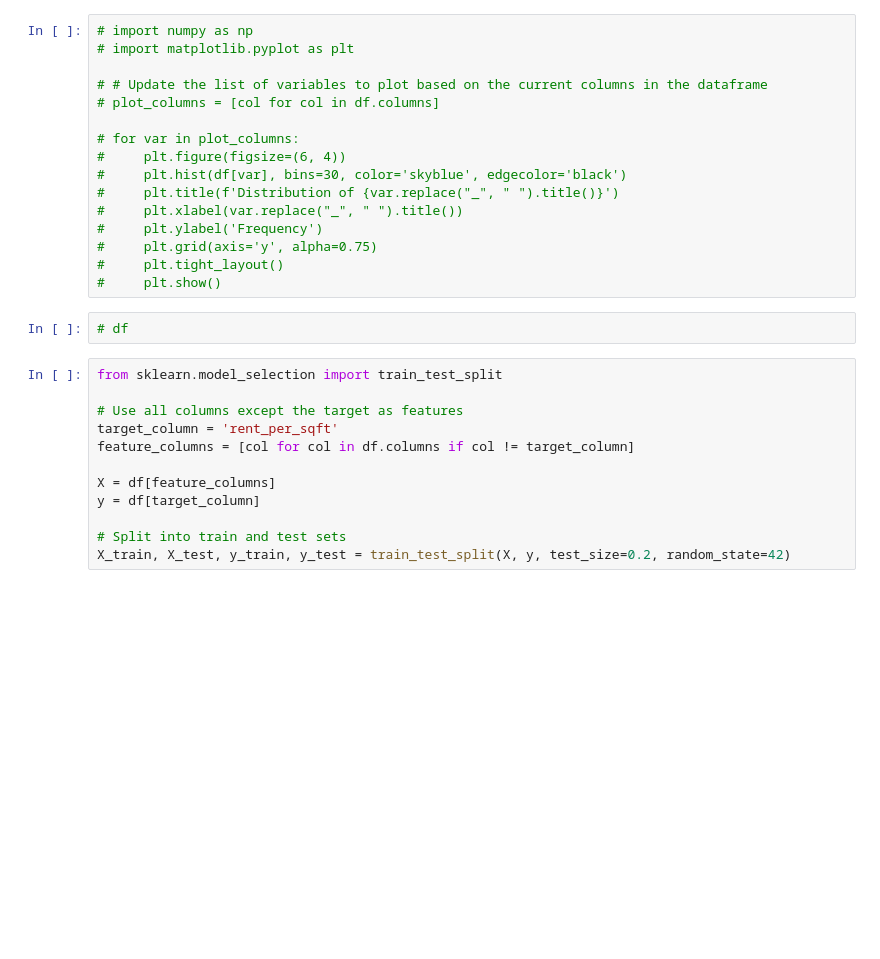
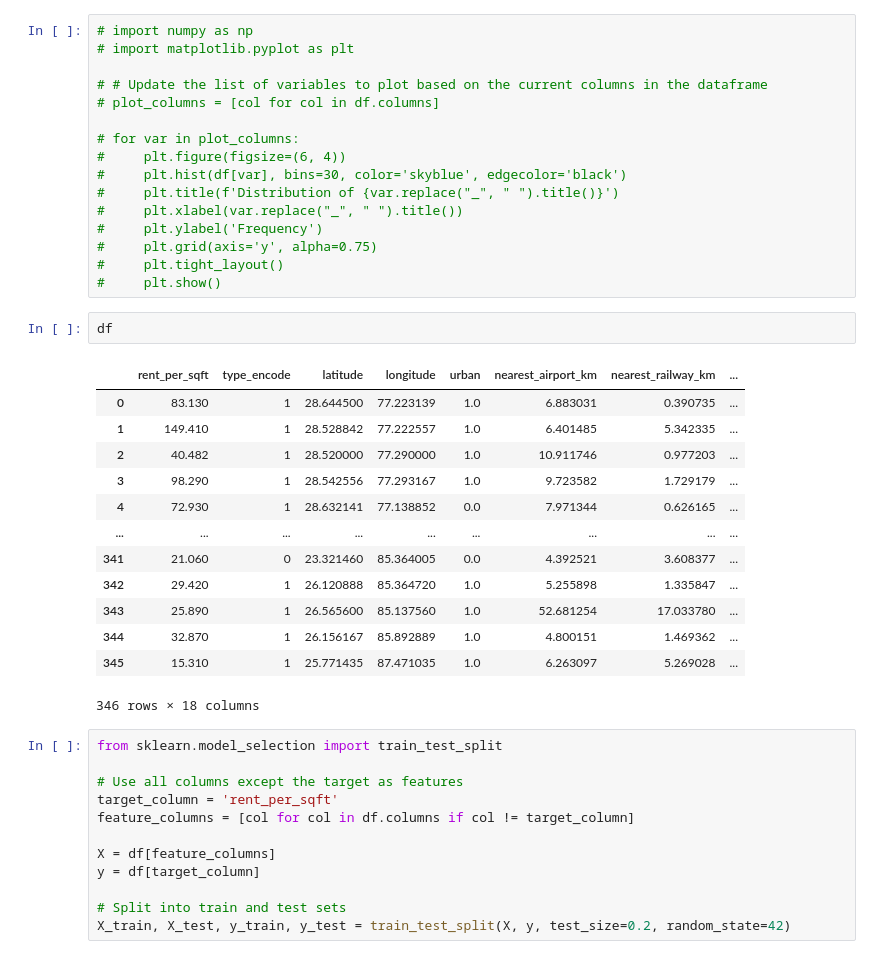
Before and after one commit to arupmahatha-dtdc/rentcast, a Jupyter notebook: model.ipynb, the cells around one changed output. Drawn from its saved outputs; the diff is of its cells as text; blank space fills up the shorter version.

```diff
--- a/model.ipynb
+++ b/model.ipynb
@@ -180,7 +179,21 @@ for var in plot_columns:
 #     plt.tight_layout()
 #     plt.show()
 # %%
-# df
+df
+# %% [output]
+|  | rent_per_sqft | type_encode | latitude | longitude | urban | nearest_airport_km | nearest_railway_km | ... |
+| 0 | 83.130 | 1 | 28.644500 | 77.223139 | 1.0 | 6.883031 | 0.390735 | ... |
+| 1 | 149.410 | 1 | 28.528842 | 77.222557 | 1.0 | 6.401485 | 5.342335 | ... |
+| 2 | 40.482 | 1 | 28.520000 | 77.290000 | 1.0 | 10.911746 | 0.977203 | ... |
+| 3 | 98.290 | 1 | 28.542556 | 77.293167 | 1.0 | 9.723582 | 1.729179 | ... |
+| 4 | 72.930 | 1 | 28.632141 | 77.138852 | 0.0 | 7.971344 | 0.626165 | ... |
+| ... | ... | ... | ... | ... | ... | ... | ... | ... |
+| 341 | 21.060 | 0 | 23.321460 | 85.364005 | 0.0 | 4.392521 | 3.608377 | ... |
+| 342 | 29.420 | 1 | 26.120888 | 85.364720 | 1.0 | 5.255898 | 1.335847 | ... |
+| 343 | 25.890 | 1 | 26.565600 | 85.137560 | 1.0 | 52.681254 | 17.033780 | ... |
+| 344 | 32.870 | 1 | 26.156167 | 85.892889 | 1.0 | 4.800151 | 1.469362 | ... |
+| 345 | 15.310 | 1 | 25.771435 | 87.471035 | 1.0 | 6.263097 | 5.269028 | ... |
+346 rows × 18 columns
 # %%
 from sklearn.model_selection import train_test_split
 
```
Also changed, not shown: parts of 11 cells of this notebook, 10 other files.
